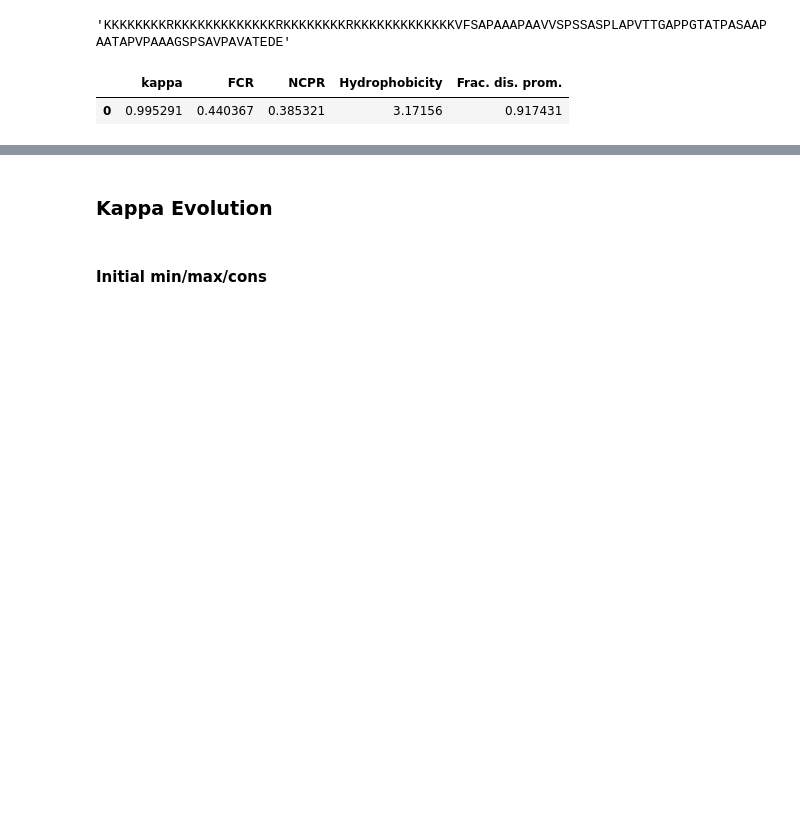
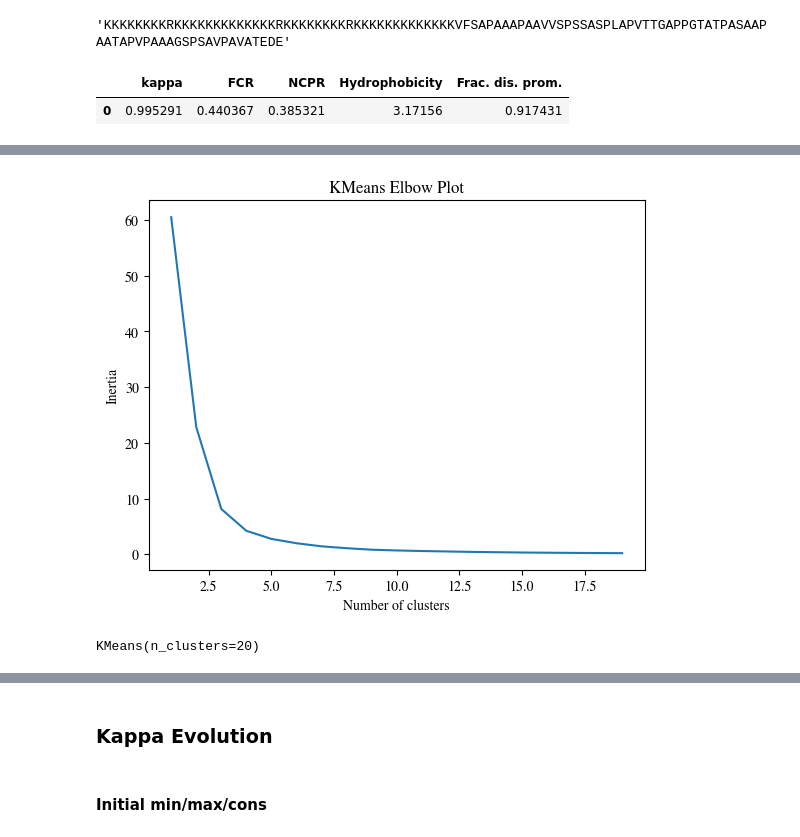
Before and after one commit to frederikespersen/OrthoIDP, a Jupyter notebook: exp/idpevo_h1-0/idpevo_h1-0.ipynb, the cells around one changed output, grey strips where cells are left out. Saved outputs shown, nothing was run; the diff lists cells and outputs as text; code cells hidden in the pictures; blank space fills up the shorter version.

```diff
--- a/exp/idpevo_h1-0/idpevo_h1-0.ipynb
+++ b/exp/idpevo_h1-0/idpevo_h1-0.ipynb
@@ -295,0 +294,8 @@ avg_clust_cider
+# %%
+# Combining evolution siulation results
+allevo = pd.concat([minevo_1, minevo_2, minevo_3, minevo_4, maxevo, consevo])
+allevo = allevo[allevo.simulate]
+allevo = allevo[['obs', 'fasta']]
+allevo.columns = ['Rg', 'sequence']
+allevo['sequence'] = allevo['sequence'].apply(''.join)
+allevo
@@ -295,0 +316,4 @@ avg_clust_cider
+# %%
+# Using Rg for clustering
+features = pd.DataFrame({'Rg': allevo['obs'].astype(float)})
+features
@@ -295,0 +334,23 @@ avg_clust_cider
+# %%
+# Calculating inertia
+inertias = []
+max_k = 20
+for k in range(1, max_k):
+    kmeans = KMeans(n_clusters=k, random_state=42)
+    kmeans.fit(features)
+    inertias.append(kmeans.inertia_)
+# %%
+# Elbow plot
+plt.plot(range(1, max_k), inertias)
+plt.xlabel('Number of clusters')
+plt.ylabel('Inertia')
+plt.title('KMeans Elbow Plot')
+plt.show()
+# %% [output]
+[figure, added]
+# %%
+# Clustering
+kmeans = KMeans(n_clusters=20)
+kmeans.fit(features)
+# %% [output]
+KMeans(n_clusters=20)
```
Also changed, not shown: parts of 10 cells of this notebook, 3 other files.
